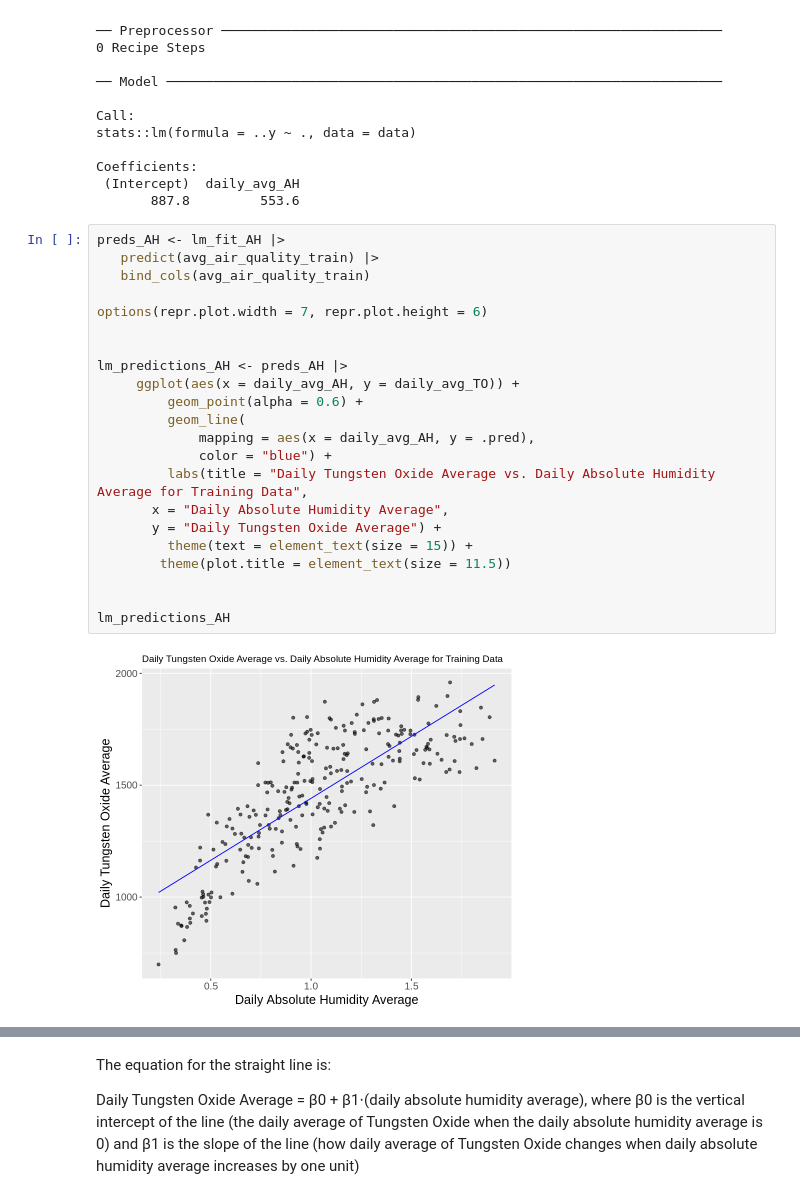
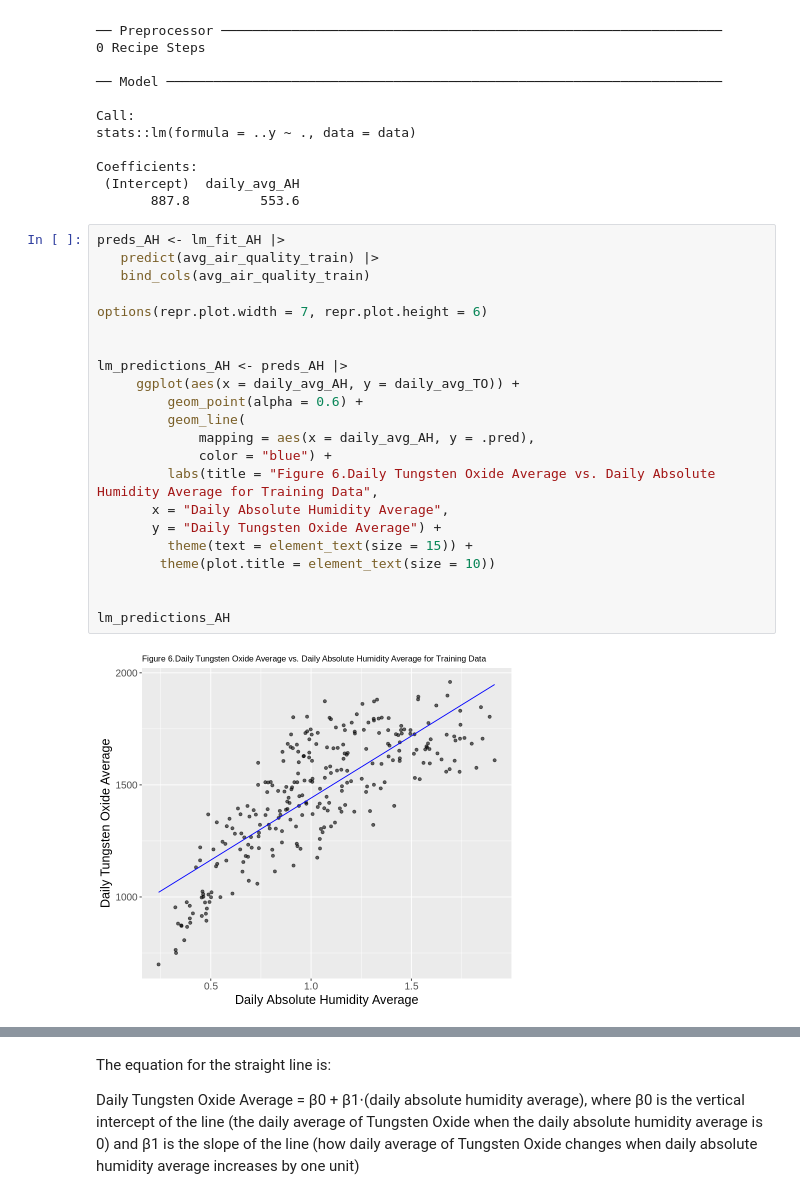
Before and after one commit to recompton/DSCI100_group_project, a Jupyter notebook: Final Project.ipynb, the cells around one changed output, grey strips where cells are left out. Drawn from its saved outputs; the diff is of its cells as text.

```diff
--- a/Final Project.ipynb
+++ b/Final Project.ipynb
@@ -319,27 +302,27 @@ Coefficients:
 # %%
 preds_AH <- lm_fit_AH |>
    predict(avg_air_quality_train) |>
    bind_cols(avg_air_quality_train)
 
 options(repr.plot.width = 7, repr.plot.height = 6)
 
 
 lm_predictions_AH <- preds_AH |>
      ggplot(aes(x = daily_avg_AH, y = daily_avg_TO)) +
          geom_point(alpha = 0.6) +
          geom_line(
              mapping = aes(x = daily_avg_AH, y = .pred),
              color = "blue") +
-         labs(title = "Daily Tungsten Oxide Average vs. Daily Absolute Humidity Average for Training Data",
+         labs(title = "Figure 6.Daily Tungsten Oxide Average vs. Daily Absolute Humidity Average for Training Data",
        x = "Daily Absolute Humidity Average",
        y = "Daily Tungsten Oxide Average") +
          theme(text = element_text(size = 15)) +
-        theme(plot.title = element_text(size = 11.5))
+        theme(plot.title = element_text(size = 10))
 
 
 lm_predictions_AH
 # %% [output]
-[figure, old version]
+[figure, new version]
 # %%
 test_preds_AH <- lm_fit_AH |>
          predict(avg_air_quality_test) |>
```
Also changed, not shown: parts of 17 cells of this notebook.
